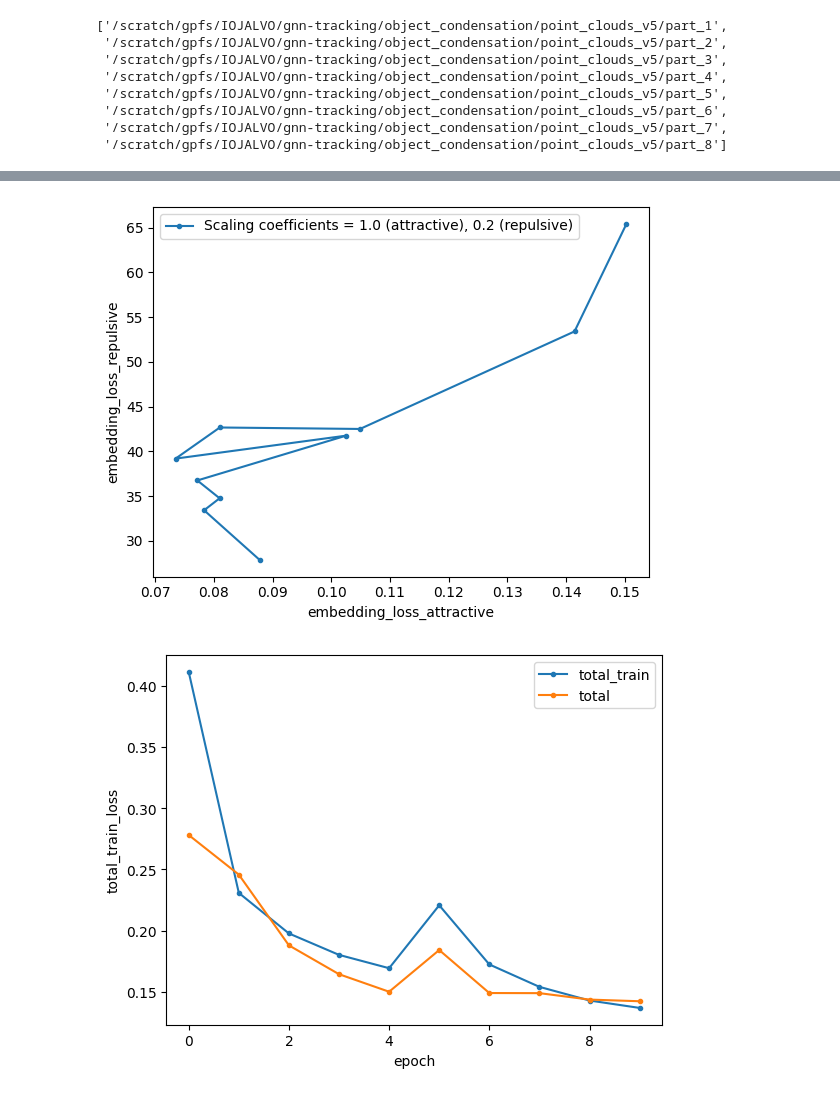
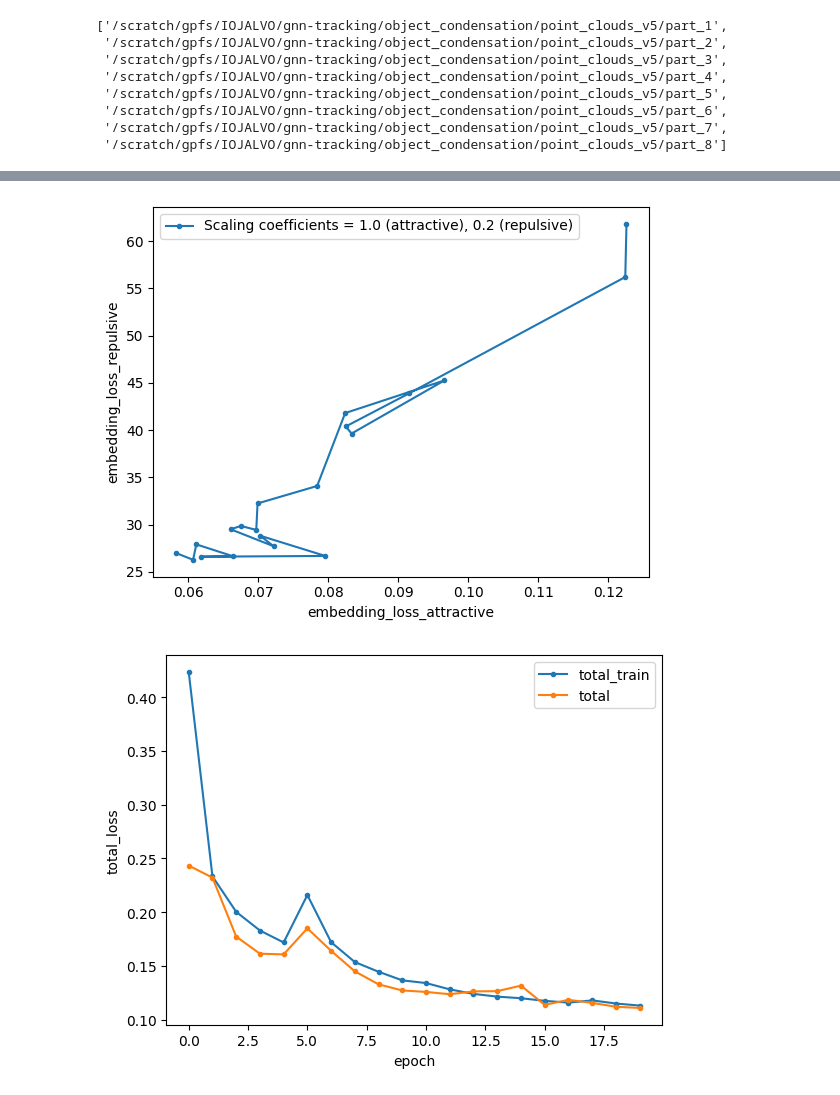
Before and after one commit to gnn-tracking/devdoot-gnn-tracking-experiments, a Jupyter notebook: experiments/graph_construction.ipynb, the cells around one changed output, grey strips where cells are left out. Saved outputs shown, nothing was run; the diff lists cells and outputs as text; code cells hidden in the pictures.

```diff
--- a/experiments/graph_construction.ipynb
+++ b/experiments/graph_construction.ipynb
@@ -202,5 +202,5 @@ def train_model(weight_repulsive, dm, max_epochs=50):
     loss_history_2 = lmodel.get_loss_history()
     return loss_history, loss_history_2
 # %%
-loss_history, loss_history_2 = train_model(weight_repulsive=0.001953029788887701, dm=dm, max_epochs=10)
+loss_history, loss_history_2 = train_model(weight_repulsive=0.001953029788887701, dm=dm, max_epochs=20)
 # %% [output]
@@ -336,14 +348,14 @@ plt.ylabel('embedding_loss_repulsive')
 plt.legend()
 plt.show()
 # %% [output]
-[figure, old version]
+[figure, new version]
 # %%
 loss_history_2.plot(y=['total_train','total'], use_index=True, marker='o', markersize=3)
 
 plt.xlabel('epoch')
-plt.ylabel('total_train_loss')
+plt.ylabel('total_loss')
 
 plt.legend()
 plt.show()
 # %% [output]
-[figure, old version]
+[figure, new version]
```
Also changed, not shown: parts of 17 cells of this notebook, 4 other files.
